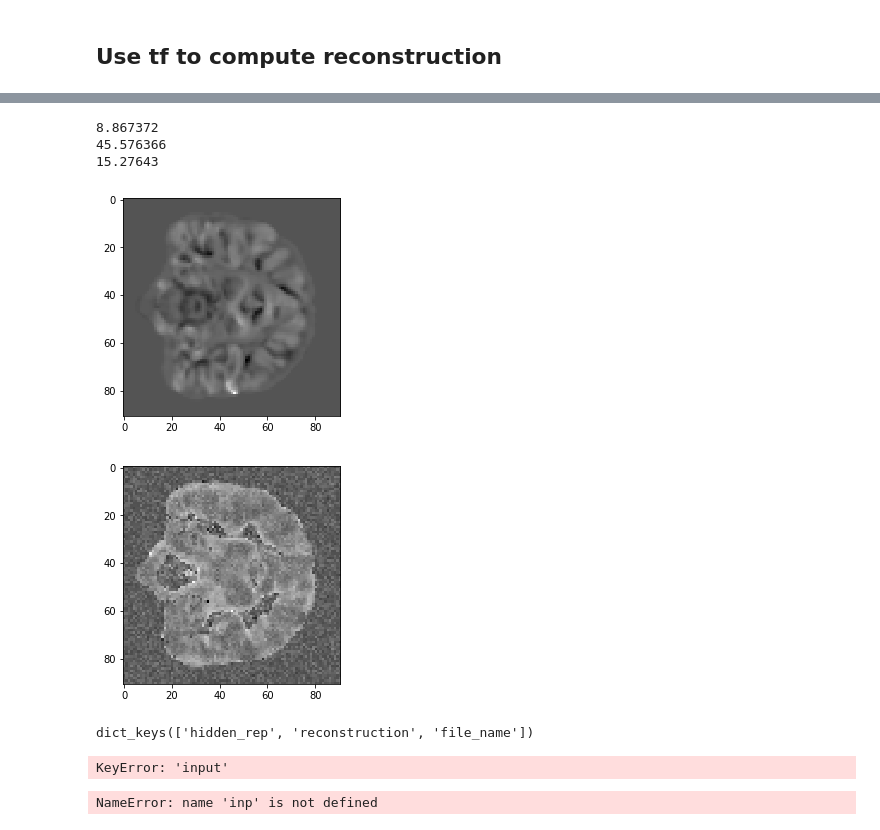
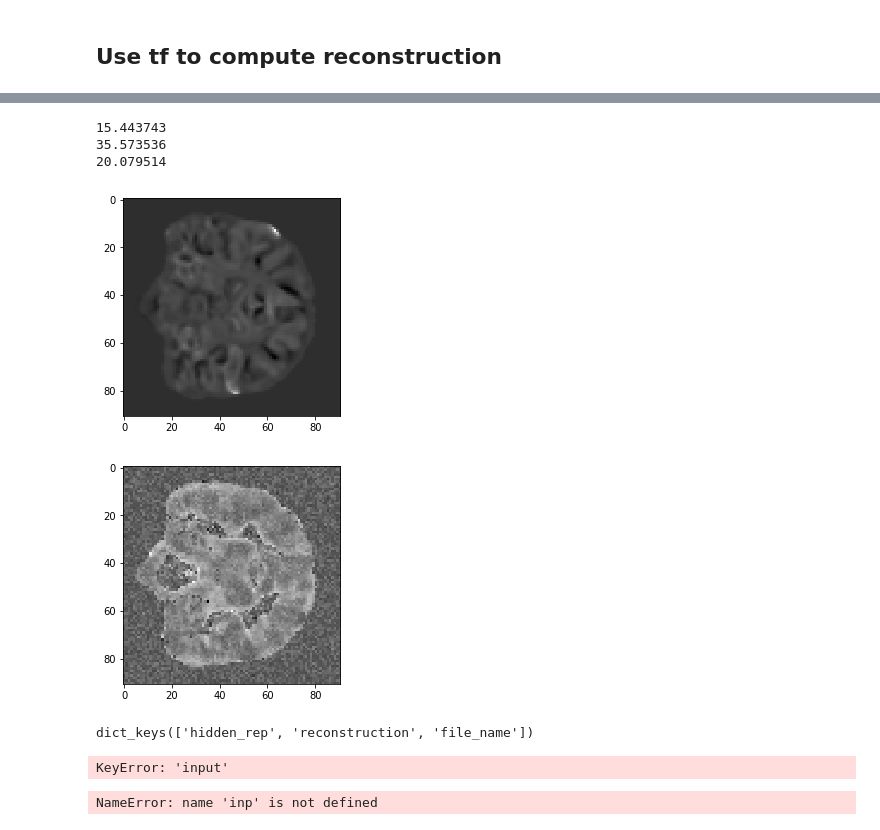
Before and after one commit to vwegmayr/brain-aging, a Jupyter notebook: notebooks/visualize_pair_pca.ipynb, the cells around one changed output, grey strips where cells are left out. Saved outputs shown, nothing was run; the diff lists cells and outputs as text; code cells hidden in the pictures.

Commit message:
Visualize convolutional AE.

```diff
--- a/notebooks/visualize_pair_pca.ipynb
+++ b/notebooks/visualize_pair_pca.ipynb
@@ -242,30 +241,30 @@ pred
 inp = pred["input"]
 reco = pred["decoding"]
 # %%
+image_shape = (91, 109, 91)
 reco = np.reshape(reco, image_shape)
 inp = np.reshape(inp, image_shape)
 dim = 50
 plt.imshow(inp[:, dim, :], cmap="gray")
 plt.figure()
 plt.imshow(reco[:, dim, :], cmap="gray")
 print(np.mean((inp - reco) ** 2))
 print(np.max(inp))
 print(np.max(reco))
 # %% [output]
-8.867372
-45.576366
-15.27643
+15.443743
+35.573536
+20.079514
-[figure, old version]
+[figure, new version]
 [figure]
 # %%
 pred.keys()
 # %% [output]
 dict_keys(['hidden_rep', 'reconstruction', 'file_name'])
-# %%
-inp = np.reshape(pred["input"], image_shape)
-plt.imshow(inp[:, 50, :])
-# %% [output]
-KeyError: 'input'
+# %%
+p
+# %% [output]
+KeyError: 'input'
 # %%
 np.sum((reco - inp) ** 2) / (91 * 109 * 91)
 # %% [output]
```
Also changed, not shown: parts of 5 cells of this notebook, 2 other files.
